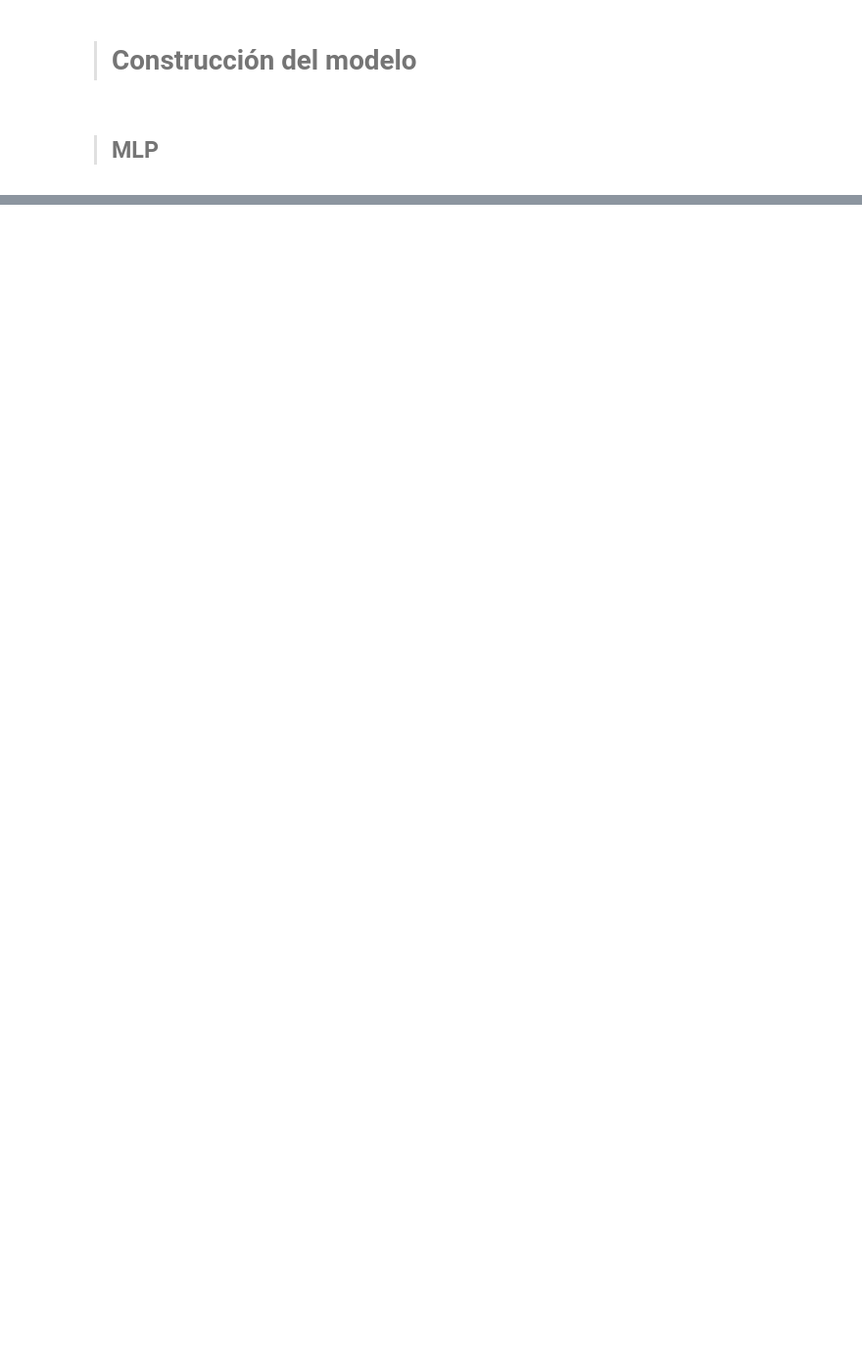
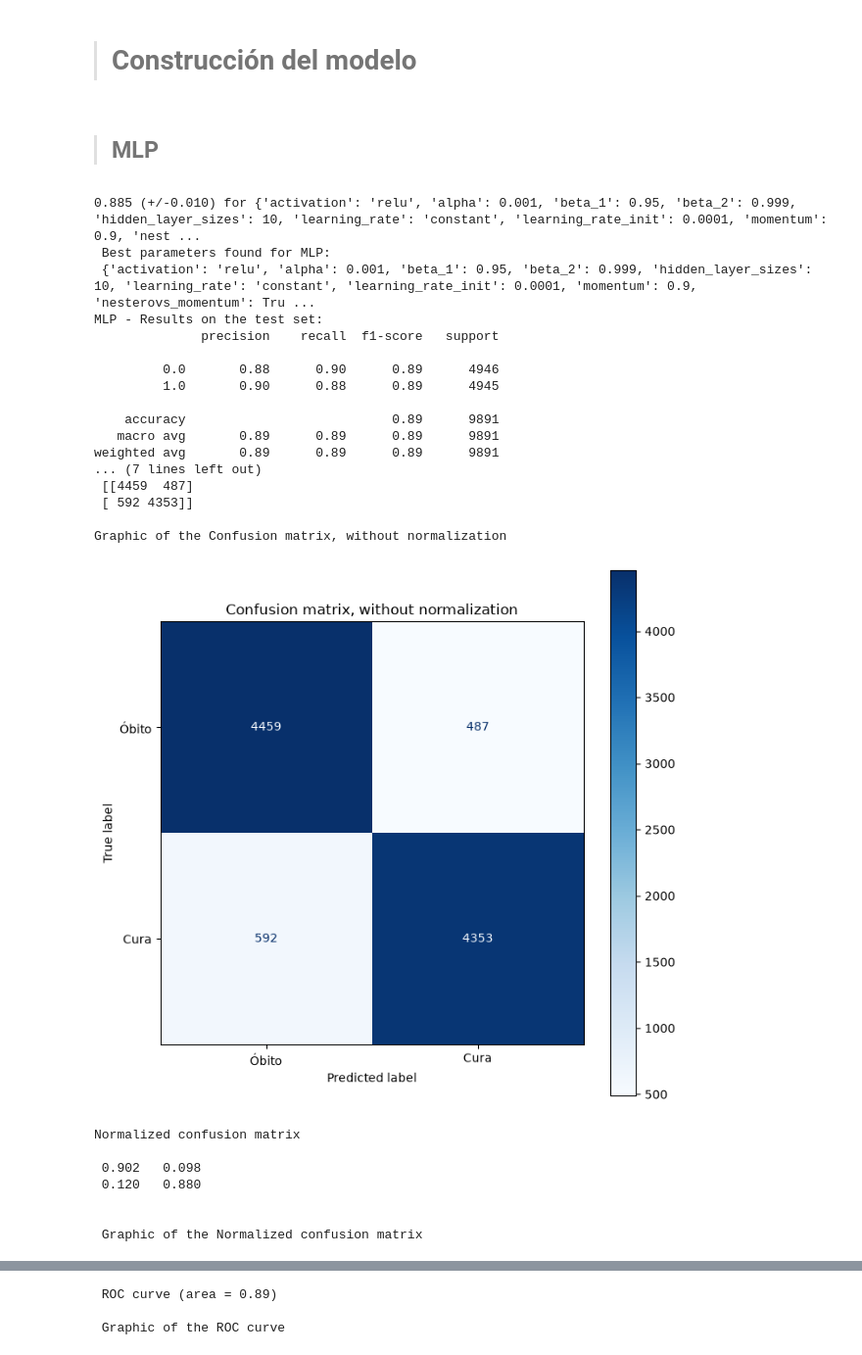
Before and after one commit to zavaleta/Mineria_de_datos, a Jupyter notebook: mlp.ipynb, the cells around one changed output, grey strips where cells are left out. Shown at 98% size. Cells and saved outputs as stored; diff of their text form; code cells hidden in the pictures; blank space fills up the shorter version.

```diff
--- a/mlp.ipynb
+++ b/mlp.ipynb
@@ -223,7 +228,8 @@ objetivo = 'EVOLUCAO'
 #X = dados.iloc[:,0:21]
 #y = dados.iloc[:,21]
 # Definindo conjunto X e Y
-X = data.drop(axis=1, columns=[objetivo]).copy()  # todas las columnas menos la columna ´EVOLUCAO´
+#X = data.drop(axis=1, columns=[objetivo]).copy()  # todas las columnas menos la columna ´EVOLUCAO´
+X = data.drop(columns=[objetivo]).copy()
 y = data[objetivo].copy()
 # %%
 # Fazendo a divisão estratificada 70/30
@@ -410,27 +428,55 @@ def hiperparameters_mlp_gridSearchCV(X_train,y_train, X_test, y_test, params, fi
 # %%
 # mlp
 mlp_name=['MLP Vacinas COVID-19']
-mlp_params=[{'hidden_layer_sizes': [5, 10, 15, 20, 30, 40, 50, 60, 70, 80, 90, 100],
- 		'activation': ['relu','tanh'],
- 		'solver': ['adam', 'sgd','lbfgs'],
- 		'alpha': [0.001, 0.05],
- 		'learning_rate': ['constant','adaptive'],
- 		'nesterovs_momentum': [True, False],
- 		'beta_1': [0.95], 'beta_2': [0.999],
- 		'learning_rate_init': [0.0001, 0.005, 0.001, 0.05],
- 		'momentum': [0.9, 0.95]}]
+# usar con GridSearchCV
+#mlp_params=[{'hidden_layer_sizes': [5, 10, 15, 20, 30, 40, 50, 60, 70, 80, 90, 100],
+# 		'activation': ['relu','tanh'],
+# 		'solver': ['adam', 'sgd','lbfgs'],
+# 		'alpha': [0.001, 0.05],
+# 		'learning_rate': ['constant','adaptive'],
+# 		'nesterovs_momentum': [True, False],
+# 		'beta_1': [0.95], 'beta_2': [0.999],
+# 		'learning_rate_init': [0.0001, 0.005, 0.001, 0.05],
+# 		'momentum': [0.9, 0.95]}]
 #
-# mlp_params =[{'activation': ['relu'],
-#              'alpha': [0.001],
-#              'beta_1': [0.95],
-#              'beta_2': [0.999],
-#              'hidden_layer_sizes': [10],
-#              'learning_rate': ['constant'],
-#              'learning_rate_init': [0.0001],
-#              'momentum': [0.9],
-#              'nesterovs_momentum': [True],
-#              'solver': ['lbfgs']}]
+#otimizado
+mlp_params =[{'activation': ['relu'],
+              'alpha': [0.001],
+              'beta_1': [0.95],
+              'beta_2': [0.999],
+              'hidden_layer_sizes': [10],
+              'learning_rate': ['constant'],
+              'learning_rate_init': [0.0001],
+              'momentum': [0.9],
+              'nesterovs_momentum': [True],
+              'solver': ['lbfgs']}]
 
 
 mlp_filename = 'metricas/data_mlp.txt'
 hiperparameters_mlp_gridSearchCV(X_train,y_train, X_test, y_test, mlp_params, mlp_filename, mlp_name)
+# %% [output]
+0.885 (+/-0.010) for {'activation': 'relu', 'alpha': 0.001, 'beta_1': 0.95, 'beta_2': 0.999, 'hidden_layer_sizes': 10, 'learning_rate': 'constant', 'learning_rate_init': 0.0001, 'momentum': 0.9, 'nest ...
+ Best parameters found for MLP:
+ {'activation': 'relu', 'alpha': 0.001, 'beta_1': 0.95, 'beta_2': 0.999, 'hidden_layer_sizes': 10, 'learning_rate': 'constant', 'learning_rate_init': 0.0001, 'momentum': 0.9, 'nesterovs_momentum': Tru ...
+MLP - Results on the test set:
+              precision    recall  f1-score   support
+
+         0.0       0.88      0.90      0.89      4946
+         1.0       0.90      0.88      0.89      4945
+
+    accuracy                           0.89      9891
+   macro avg       0.89      0.89      0.89      9891
+weighted avg       0.89      0.89      0.89      9891
+... (7 lines left out)
+ [[4459  487]
+ [ 592 4353]]
+
+Graphic of the Confusion matrix, without normalization
+[figure, added]
+Normalized confusion matrix
+
+ 0.902   0.098
+ 0.120   0.880
+
+
+ Graphic of the Normalized confusion matrix
@@ -436,0 +484,3 @@ hiperparameters_mlp_gridSearchCV(X_train,y_train, X_test, y_test, mlp_params, ml
+ ROC curve (area = 0.89)
+
+ Graphic of the ROC curve
```
Also changed, not shown: parts of 7 cells of this notebook.
